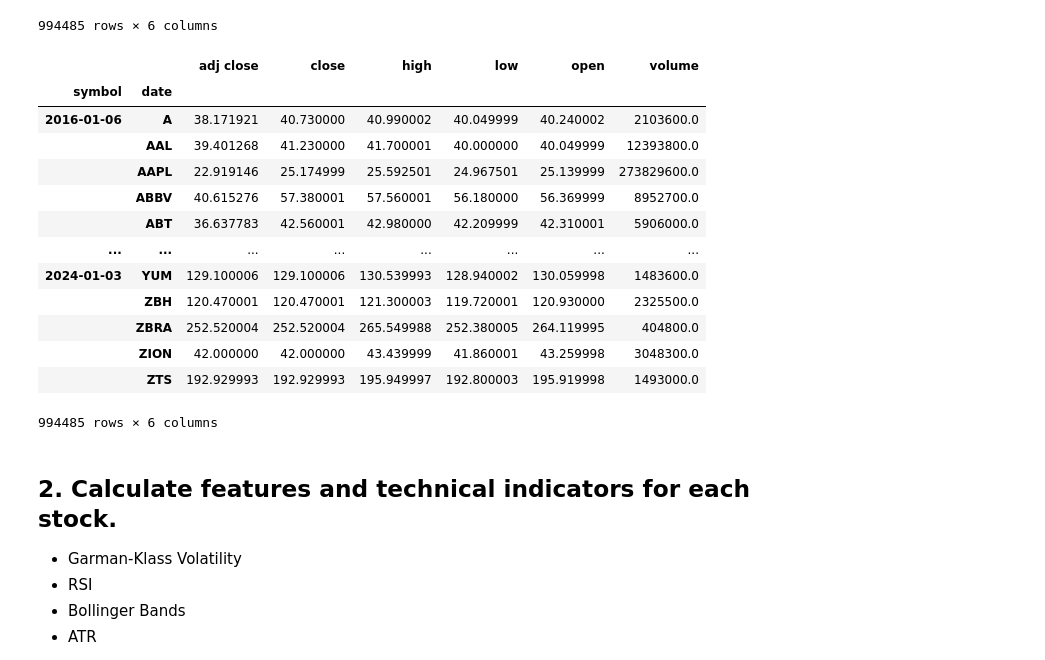
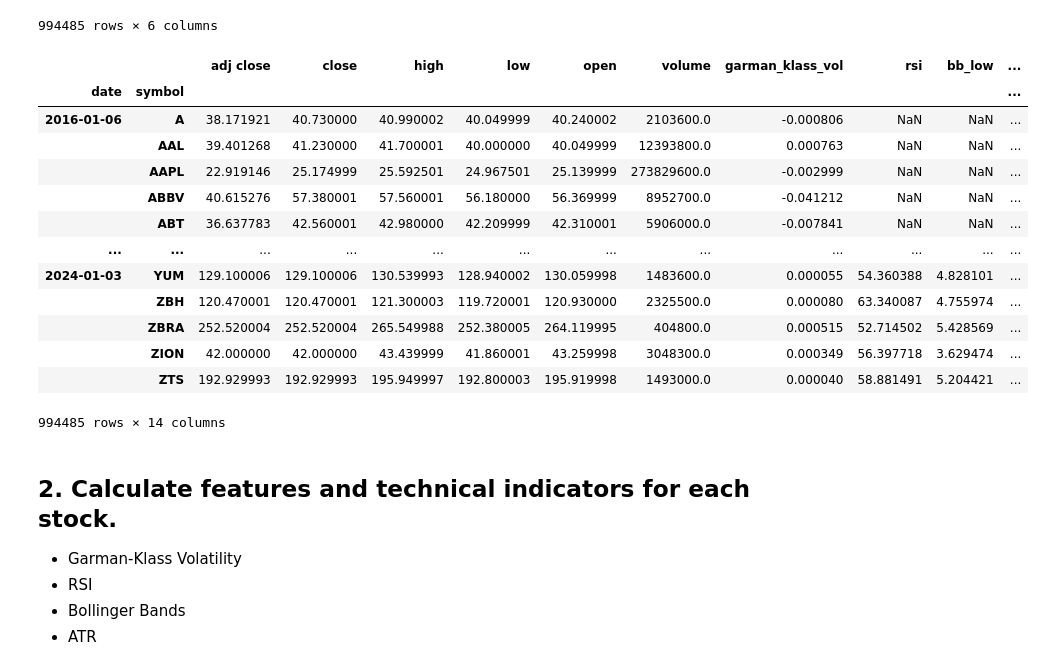
Before and after one commit to phytal/algorithmic-trading-python, a Jupyter notebook: unsupervised_learning.ipynb, the cells around one changed output. Drawn from its saved outputs; the diff is of its cells as text; code cells hidden in the pictures.

```diff
--- a/unsupervised_learning.ipynb
+++ b/unsupervised_learning.ipynb
@@ -64,25 +64,25 @@ df
 |  | ZTS | 192.929993 | 192.929993 | 195.949997 | 192.800003 | 195.919998 | 1493000.0 |
 994485 rows × 6 columns
 # %%
-df.index.names = ['symbol', 'date']
+df.index.names = ['date', 'symbol']
 df.columns = df.columns.str.lower()
 
 df
 # %% [output]
-|  |  | adj close | close | high | low | open | volume |
-| symbol | date |  |  |  |  |  |  |
-| 2016-01-06 | A | 38.171921 | 40.730000 | 40.990002 | 40.049999 | 40.240002 | 2103600.0 |
-|  | AAL | 39.401268 | 41.230000 | 41.700001 | 40.000000 | 40.049999 | 12393800.0 |
-|  | AAPL | 22.919146 | 25.174999 | 25.592501 | 24.967501 | 25.139999 | 273829600.0 |
-|  | ABBV | 40.615276 | 57.380001 | 57.560001 | 56.180000 | 56.369999 | 8952700.0 |
-|  | ABT | 36.637783 | 42.560001 | 42.980000 | 42.209999 | 42.310001 | 5906000.0 |
-| ... | ... | ... | ... | ... | ... | ... | ... |
-| 2024-01-03 | YUM | 129.100006 | 129.100006 | 130.539993 | 128.940002 | 130.059998 | 1483600.0 |
-|  | ZBH | 120.470001 | 120.470001 | 121.300003 | 119.720001 | 120.930000 | 2325500.0 |
-|  | ZBRA | 252.520004 | 252.520004 | 265.549988 | 252.380005 | 264.119995 | 404800.0 |
-|  | ZION | 42.000000 | 42.000000 | 43.439999 | 41.860001 | 43.259998 | 3048300.0 |
-|  | ZTS | 192.929993 | 192.929993 | 195.949997 | 192.800003 | 195.919998 | 1493000.0 |
+|  |  | adj close | close | high | low | open | volume | garman_klass_vol | rsi | bb_low | ... |
+| date | symbol |  |  |  |  |  |  |  |  |  | ... |
+| 2016-01-06 | A | 38.171921 | 40.730000 | 40.990002 | 40.049999 | 40.240002 | 2103600.0 | -0.000806 | NaN | NaN | ... |
+|  | AAL | 39.401268 | 41.230000 | 41.700001 | 40.000000 | 40.049999 | 12393800.0 | 0.000763 | NaN | NaN | ... |
+|  | AAPL | 22.919146 | 25.174999 | 25.592501 | 24.967501 | 25.139999 | 273829600.0 | -0.002999 | NaN | NaN | ... |
+|  | ABBV | 40.615276 | 57.380001 | 57.560001 | 56.180000 | 56.369999 | 8952700.0 | -0.041212 | NaN | NaN | ... |
+|  | ABT | 36.637783 | 42.560001 | 42.980000 | 42.209999 | 42.310001 | 5906000.0 | -0.007841 | NaN | NaN | ... |
+| ... | ... | ... | ... | ... | ... | ... | ... | ... | ... | ... | ... |
+| 2024-01-03 | YUM | 129.100006 | 129.100006 | 130.539993 | 128.940002 | 130.059998 | 1483600.0 | 0.000055 | 54.360388 | 4.828101 | ... |
+|  | ZBH | 120.470001 | 120.470001 | 121.300003 | 119.720001 | 120.930000 | 2325500.0 | 0.000080 | 63.340087 | 4.755974 | ... |
+|  | ZBRA | 252.520004 | 252.520004 | 265.549988 | 252.380005 | 264.119995 | 404800.0 | 0.000515 | 52.714502 | 5.428569 | ... |
+|  | ZION | 42.000000 | 42.000000 | 43.439999 | 41.860001 | 43.259998 | 3048300.0 | 0.000349 | 56.397718 | 3.629474 | ... |
+|  | ZTS | 192.929993 | 192.929993 | 195.949997 | 192.800003 | 195.919998 | 1493000.0 | 0.000040 | 58.881491 | 5.204421 | ... |
-994485 rows × 6 columns
+994485 rows × 14 columns
 # %% [markdown]
 ## 2. Calculate features and technical indicators for each stock.
 
```
Also changed, not shown: parts of 15 cells of this notebook, 1 other file.
